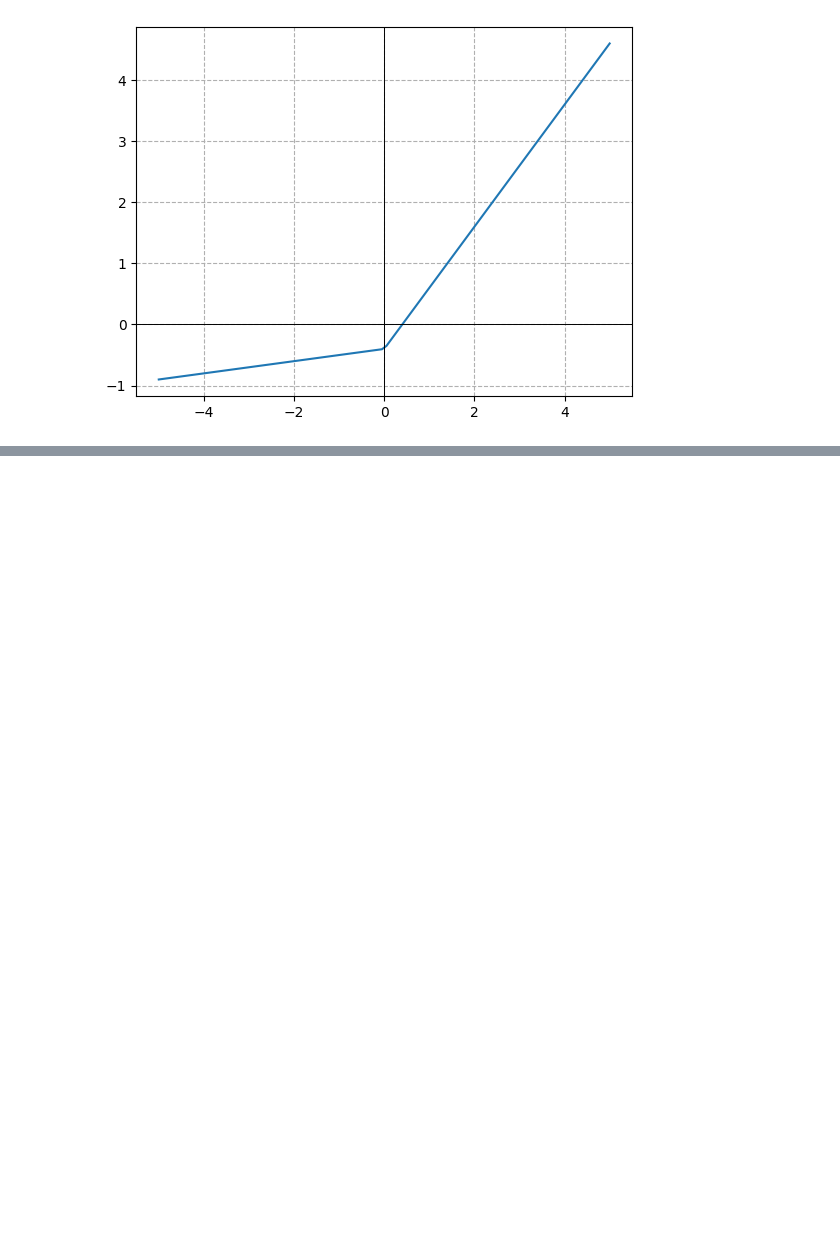
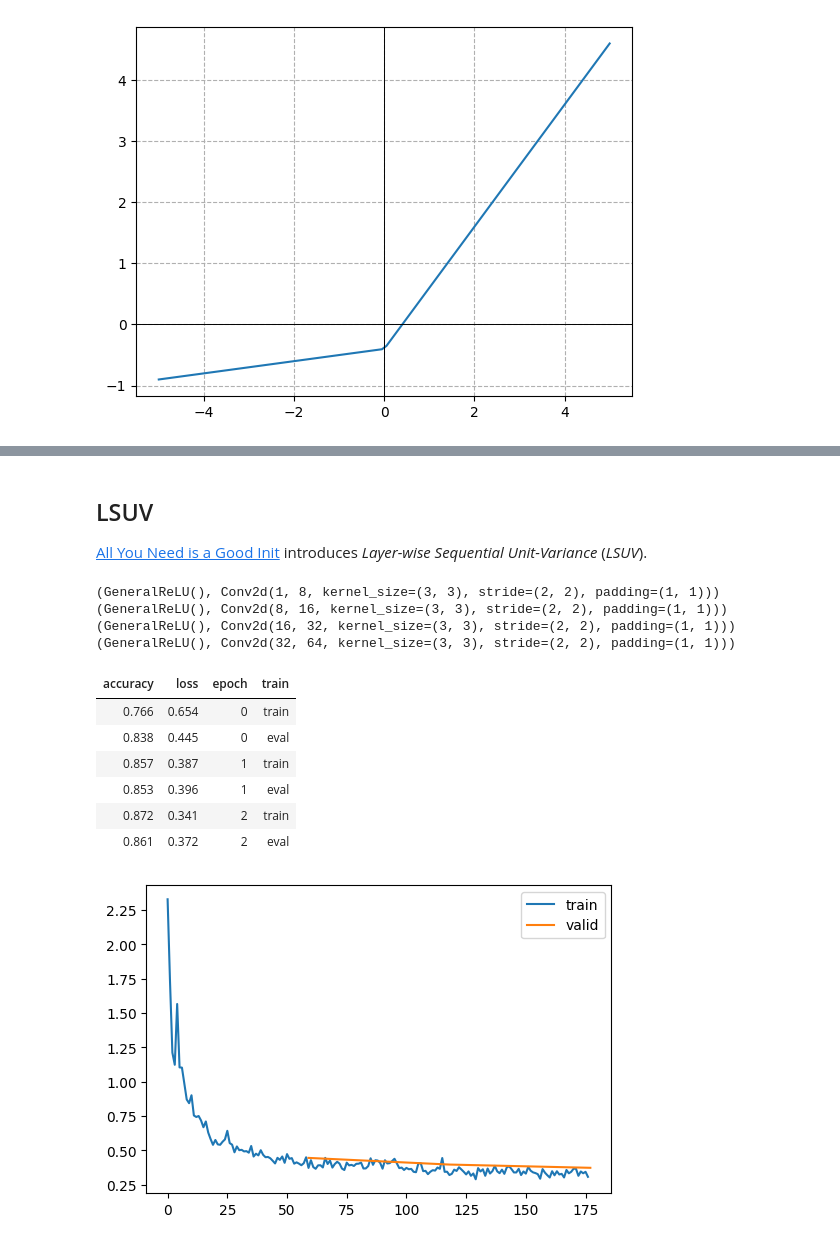
Before and after one commit to teome/diffusion-play, a Jupyter notebook: nbs/11_initialisation.ipynb, the cells around one changed output, grey strips where cells are left out. Cells and saved outputs as stored; diff of their text form; code cells hidden in the pictures; blank space fills up the shorter version.

```diff
--- a/nbs/11_initialisation.ipynb
+++ b/nbs/11_initialisation.ipynb
@@ -328,0 +329,4 @@ astats.dead_chart()
+# %% [markdown]
+## LSUV
+
+[All You Need is a Good Init](https://arxiv.org/pdf/1511.06422.pdf) introduces *Layer-wise Sequential Unit-Variance* (*LSUV*).
@@ -328,0 +348,11 @@ astats.dead_chart()
+# %%
+model = get_model(act_gr)
+relus = [o for o in model.modules() if isinstance(o, GeneralReLU)]
+convs = [o for o in model.modules() if isinstance(o, nn.Conv2d)]
+# %%
+for ms in zip(relus, convs): print(ms)
+# %% [output]
+(GeneralReLU(), Conv2d(1, 8, kernel_size=(3, 3), stride=(2, 2), padding=(1, 1)))
+(GeneralReLU(), Conv2d(8, 16, kernel_size=(3, 3), stride=(2, 2), padding=(1, 1)))
+(GeneralReLU(), Conv2d(16, 32, kernel_size=(3, 3), stride=(2, 2), padding=(1, 1)))
+(GeneralReLU(), Conv2d(32, 64, kernel_size=(3, 3), stride=(2, 2), padding=(1, 1)))
@@ -328,0 +361,13 @@ astats.dead_chart()
+# %%
+set_seed(42)
+learn = MomentumLearner(model, dls, F.cross_entropy, lr=0.2, cbs=cbs)
+learn.fit(3)
+# %% [output]
+| accuracy | loss | epoch | train |
+| 0.766 | 0.654 | 0 | train |
+| 0.838 | 0.445 | 0 | eval |
+| 0.857 | 0.387 | 1 | train |
+| 0.853 | 0.396 | 1 | eval |
+| 0.872 | 0.341 | 2 | train |
+| 0.861 | 0.372 | 2 | eval |
+[figure, added]
```
Also changed, not shown: parts of 22 cells of this notebook.
